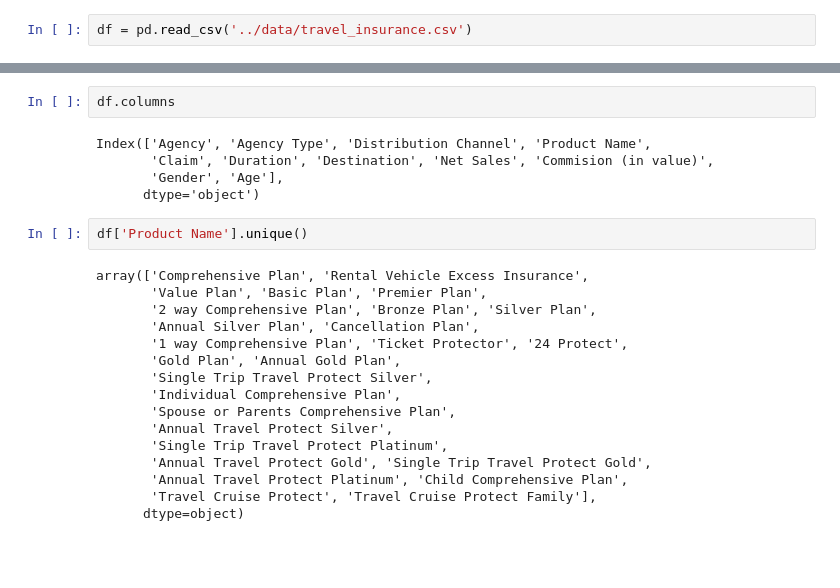
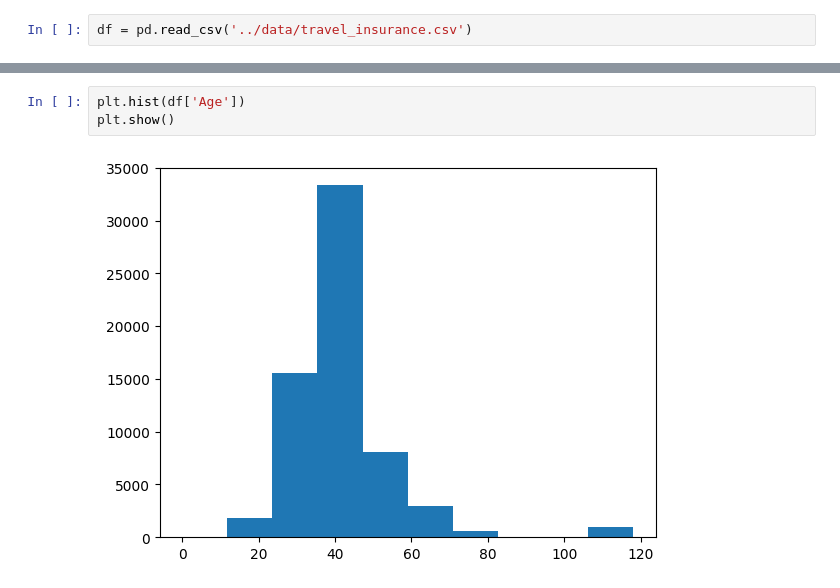
Before and after one commit to jtsw1990/ml-travel-insurance, a Jupyter notebook: interactive/eda.ipynb, the cells around one changed output, grey strips where cells are left out. Drawn from its saved outputs; the diff is of its cells as text; blank space fills up the shorter version.

```diff
--- a/interactive/eda.ipynb
+++ b/interactive/eda.ipynb
@@ -8,25 +14,5 @@ df = pd.read_csv('../data/travel_insurance.csv')
-# %%
-df.columns
-# %% [output]
-Index(['Agency', 'Agency Type', 'Distribution Channel', 'Product Name',
-       'Claim', 'Duration', 'Destination', 'Net Sales', 'Commision (in value)',
-       'Gender', 'Age'],
-      dtype='object')
-# %%
-df['Product Name'].unique()
-# %% [output]
-array(['Comprehensive Plan', 'Rental Vehicle Excess Insurance',
-       'Value Plan', 'Basic Plan', 'Premier Plan',
-       '2 way Comprehensive Plan', 'Bronze Plan', 'Silver Plan',
-       'Annual Silver Plan', 'Cancellation Plan',
-       '1 way Comprehensive Plan', 'Ticket Protector', '24 Protect',
-       'Gold Plan', 'Annual Gold Plan',
-       'Single Trip Travel Protect Silver',
-       'Individual Comprehensive Plan',
-       'Spouse or Parents Comprehensive Plan',
-       'Annual Travel Protect Silver',
-       'Single Trip Travel Protect Platinum',
-       'Annual Travel Protect Gold', 'Single Trip Travel Protect Gold',
-       'Annual Travel Protect Platinum', 'Child Comprehensive Plan',
-       'Travel Cruise Protect', 'Travel Cruise Protect Family'],
-      dtype=object)
+# %%
+plt.hist(df['Age'])
+plt.show()
+# %% [output]
+[figure, added]
```
Also changed, not shown: parts of 3 cells of this notebook.
